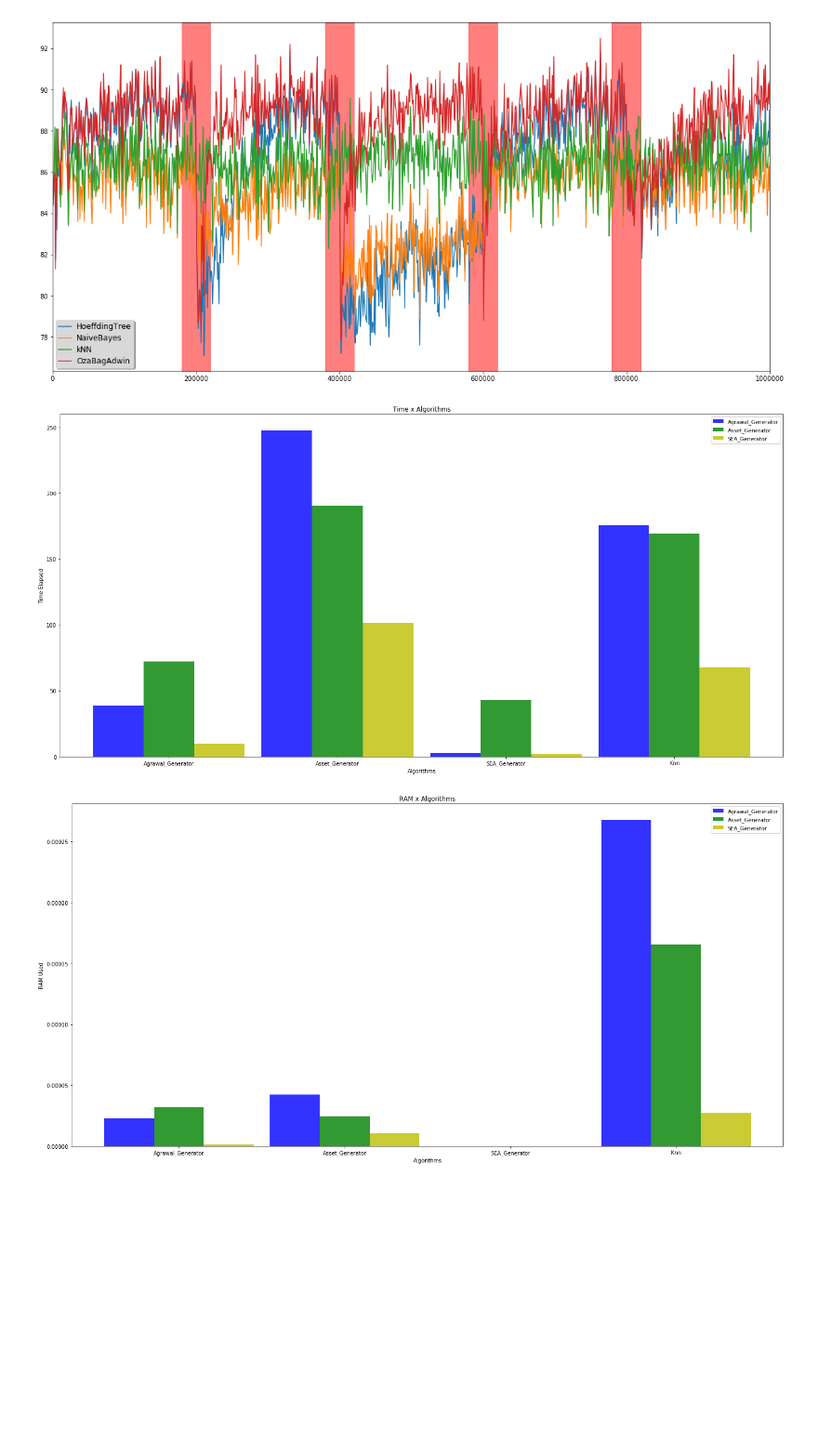
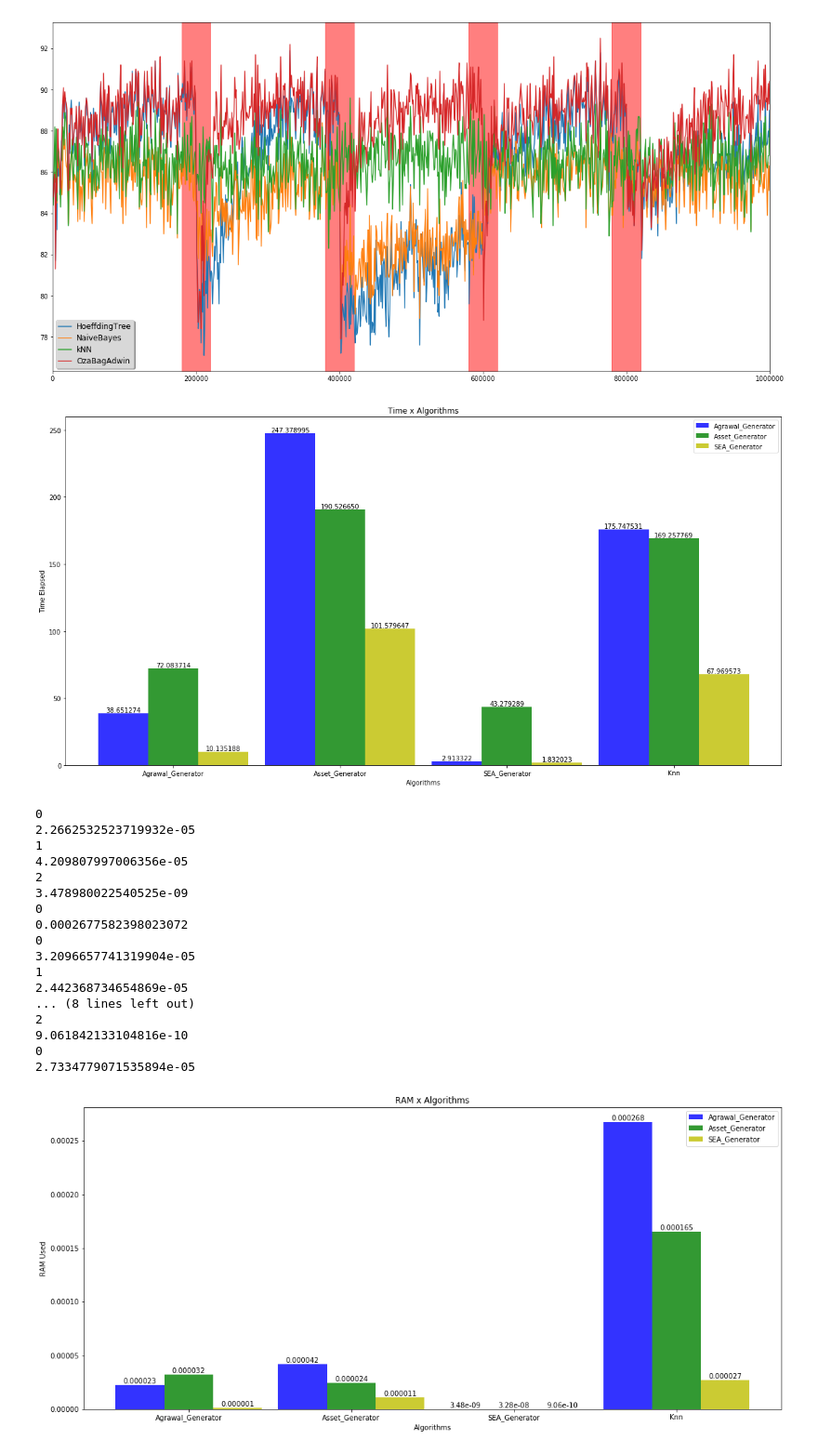
Before and after one commit to Oracy/MOA, a Jupyter notebook: Notebook/Trabalho_Jean.ipynb, the cells around one changed output. Shown at 93% size. Saved outputs shown, nothing was run; the diff lists cells and outputs as text; code cells hidden in the pictures; blank space fills up the shorter version.

Commit message:
Chart_Update

```diff
--- a/Notebook/Trabalho_Jean.ipynb
+++ b/Notebook/Trabalho_Jean.ipynb
@@ -460,10 +460,23 @@ plt.title('Time x Algorithms')
 plt.xticks(index + bar_width, ('Agrawal_Generator', 'Asset_Generator', 'SEA_Generator', 'Knn'))
 plt.legend()
 
-plt.tight_layout()
+def autolabel(rects):
+    """
+    Attach a text label above each bar displaying its height
+    """
+    for rect in rects:
+        height = rect.get_height()
+        plt.text(rect.get_x() + rect.get_width()/2., height,
+                '%f' % float(height),
+                ha='center', va='bottom')
+
+autolabel(rects1)
+autolabel(rects2)
+autolabel(rects3)
+
 plt.show()
 # %% [output]
-[figure, old version]
+[figure, new version]
 # %%
 # data to plot evaluation time
 Agrawal_Generator = (df_Hoeffding_Agrawal['model cost (RAM-Hours)'].max(), df_kNN_Agrawal['model cost (RAM-Hours)'].max(), df_Naive_Agrawal['model cost (RAM-Hours)'].max(), df_Oza_Agrawal['model cost (RAM-Hours)'].max())
@@ -473,33 +486,76 @@ SEA_Generator = (df_Hoeffding_SEA['model cost (RAM-Hours)'].max(), df_kNN_SEA['m
 n_groups = 4
 
 # create plot
 index = np.arange(n_groups)
 bar_width = 0.30
 opacity = 0.8
-plt.figure(figsize=(20,10))
+plt.figure(figsize=(18,8))
 
 rects1 = plt.bar(index, Agrawal_Generator, bar_width,
                  alpha=opacity,
                  color='b',
                  label='Agrawal_Generator')
 
 rects2 = plt.bar(index + bar_width, Asset_Generator, bar_width,
                  alpha=opacity,
                  color='g',
                  label='Asset_Generator')
 
 rects3 = plt.bar(index + bar_width + bar_width, SEA_Generator, bar_width,
                  alpha=opacity,
                  color='y',
                  label='SEA_Generator')
 
 plt.xlabel('Algorithms')
 plt.ylabel('RAM Used')
 plt.title('RAM x Algorithms')
 plt.xticks(index + bar_width, ('Agrawal_Generator', 'Asset_Generator', 'SEA_Generator', 'Knn'))
 plt.legend()
 
-plt.tight_layout()
+
+def autolabel(rects):
+    """
+    Attach a text label above each bar displaying its height
+    """
+    count=0
+    for rect in rects:
+        height = rect.get_height()
+        if(count == 2):
+            print(count)
+            plt.text(rect.get_x() + rect.get_width()/2., height,
+                '%.2e' % float(height),
+                ha='center', va='bottom')
+            count = 0
+        else:
+            print(count)
+            plt.text(rect.get_x() + rect.get_width()/2., height,
+                '%f' % float(height),
+                ha='center', va='bottom')
+            count+=1
+        print(height)
+
+
+autolabel(rects1)
+autolabel(rects2)
+autolabel(rects3)
+
 plt.show()
 # %% [output]
+0
+2.2662532523719932e-05
+1
+4.209807997006356e-05
+2
+3.478980022540525e-09
+0
+0.0002677582398023072
+0
+3.2096657741319904e-05
+1
+2.442368734654869e-05
+... (8 lines left out)
+2
+9.061842133104816e-10
+0
+2.7334779071535894e-05
-[figure, old version]
+[figure, new version]
```
